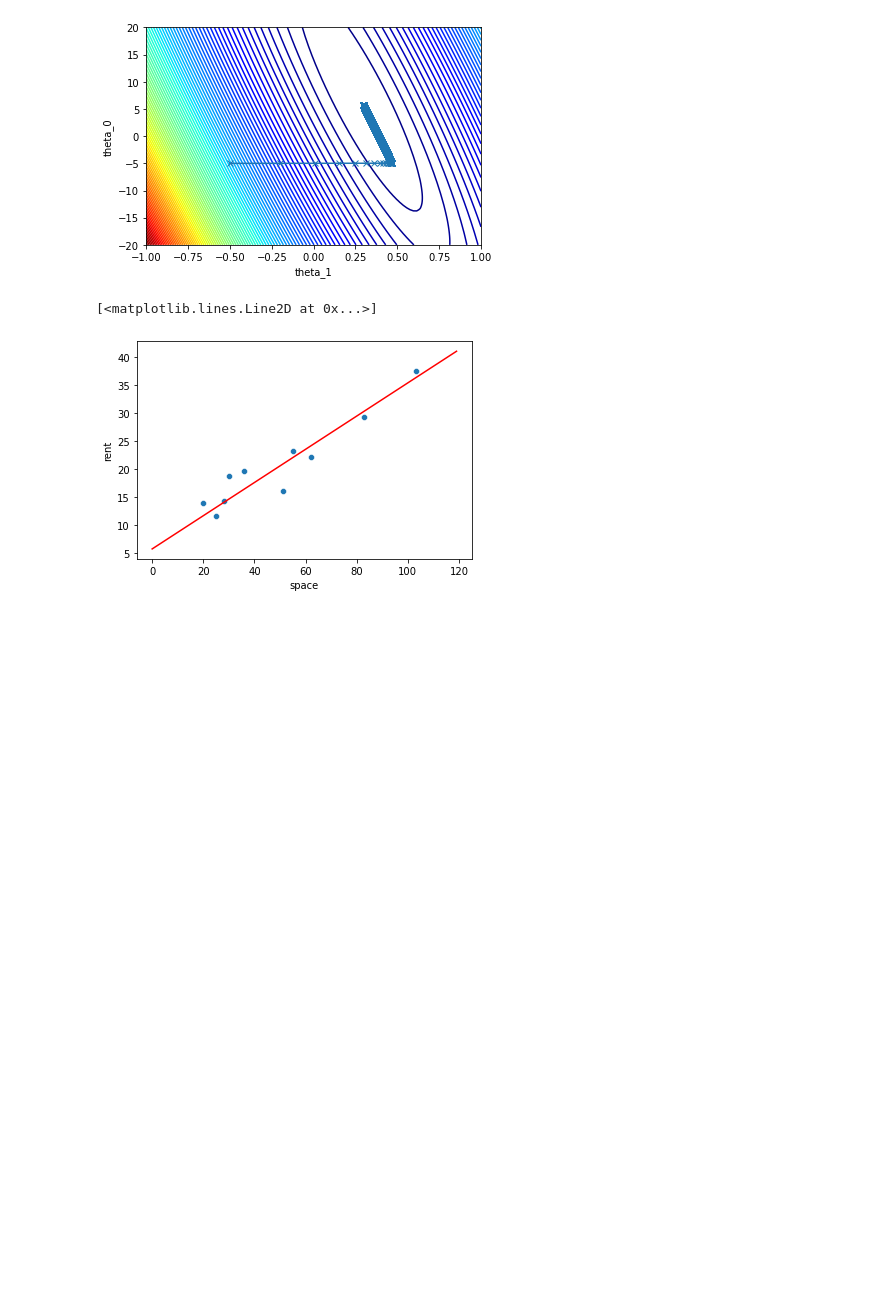
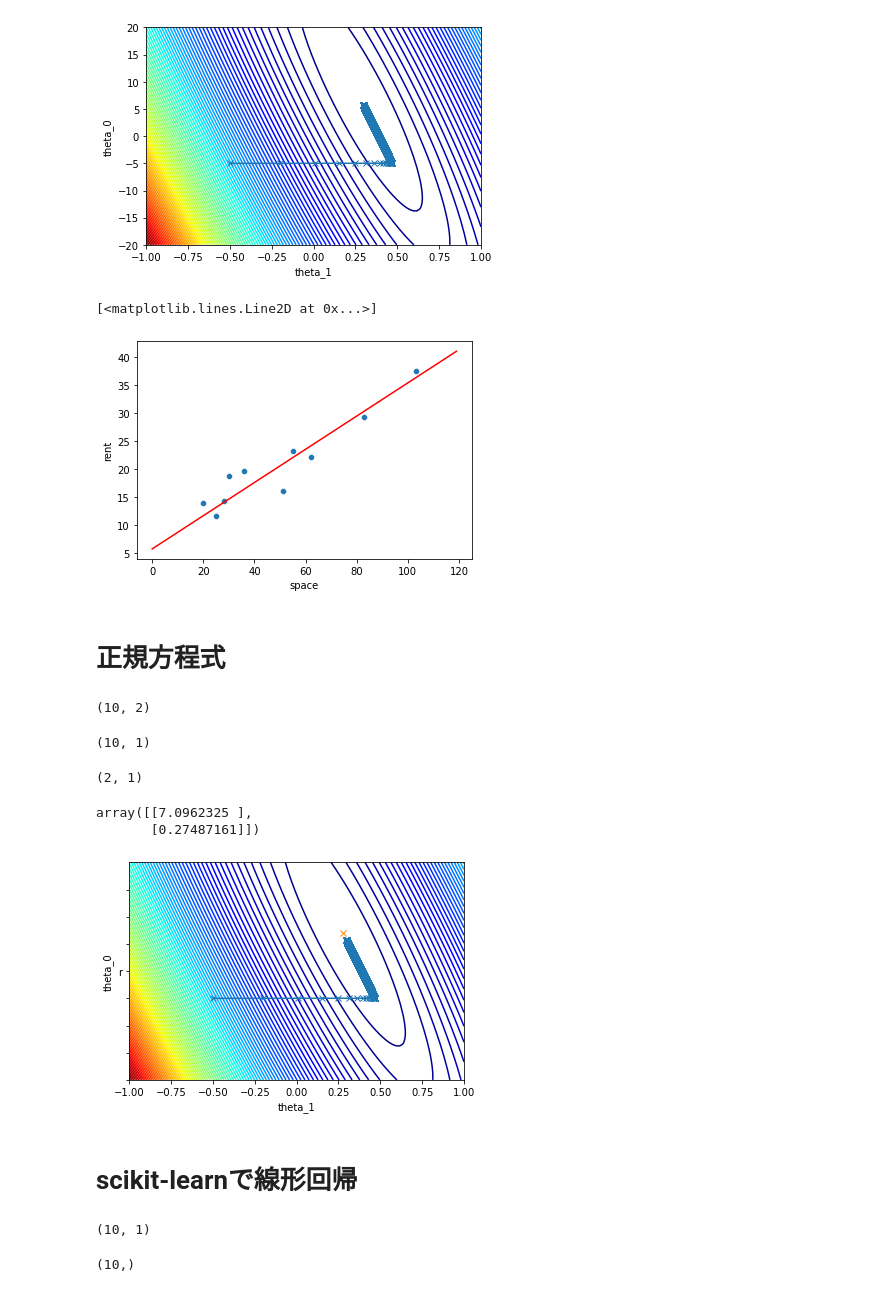
Before and after one commit to KK-raven/practice-machine-learning, a Jupyter notebook: practice.ipynb, the cells around one changed output. Drawn from its saved outputs; the diff is of its cells as text; code cells hidden in the pictures; blank space fills up the shorter version.

```diff
--- a/practice.ipynb
+++ b/practice.ipynb
@@ -163,3 +163,44 @@ plt.plot(x_value, y_value, 'r')
 # %% [output]
 [<matplotlib.lines.Line2D at 0x...>]
 [figure]
+# %% [markdown]
+# 正規方程式
+# %%
+# 行列Xを作成
+x0 = np.ones((len(df), 1))
+x1 = np.array(df['space']).reshape(-1, 1)
+X = np.concatenate((x0, x1), axis=1)
+X.shape
+# %% [output]
+(10, 2)
+# %%
+y = df['rent'].values.reshape(-1, 1)
+y.shape
+# %% [output]
+(10, 1)
+# %%
+best_theta = np.linalg.inv(np.dot(X.T, X)).dot(X.T).dot(y)
+best_theta.shape
+# %% [output]
+(2, 1)
+# %%
+best_theta
+# %% [output]
+array([[7.0962325 ],
+       [0.27487161]])
+# %%
+plt.contour(theta_1_ax.T, theta_0_ax.T, cost, levels=100, cmap='jet')
+plt.plot(theta_1_hist, theta_0_hist, 'x-')
+plt.xlabel('theta_1')
+plt.ylabel('theta_0')
+plt.plot(best_theta[1], best_theta[0], 'x', 'r')
+
+# 等高線がおかしいので軸の設定をいじる
+plt.xlim(-1, 1)
+plt.ylim(-20, 20)
+plt.yticks(np.arange(-20, 20, 5))
+plt.show()
+# %% [output]
+[figure, added]
+# %% [markdown]
+# scikit-learnで線形回帰
@@ -165,0 +211,11 @@ plt.plot(x_value, y_value, 'r')
+# %%
+# X は行列の形でなければならない
+X = df['space'].values.reshape(-1, 1)
+X.shape
+# %% [output]
+(10, 1)
+# %%
+y = df['rent'].values
+y.shape
+# %% [output]
+(10,)
```
Also changed, not shown: parts of 30 cells of this notebook.
